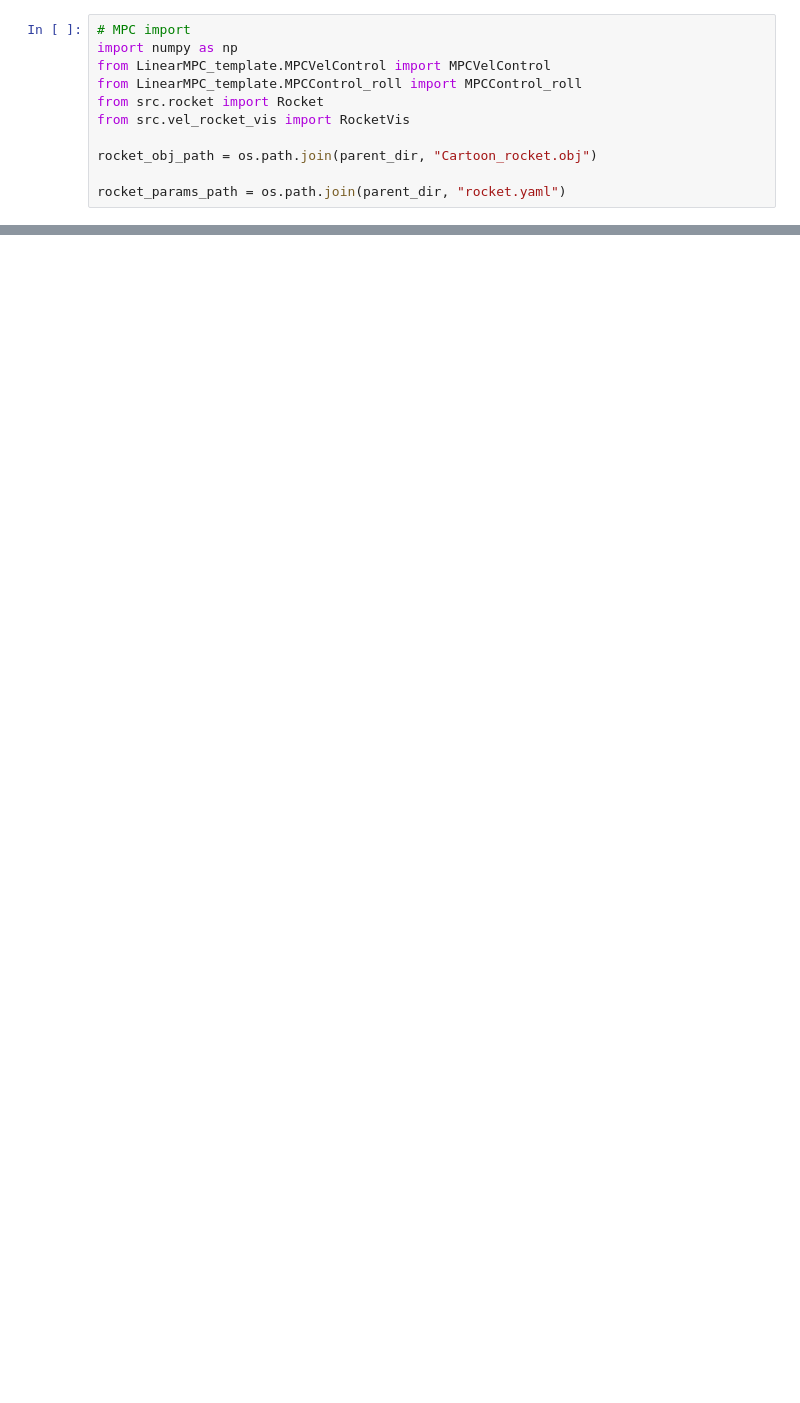
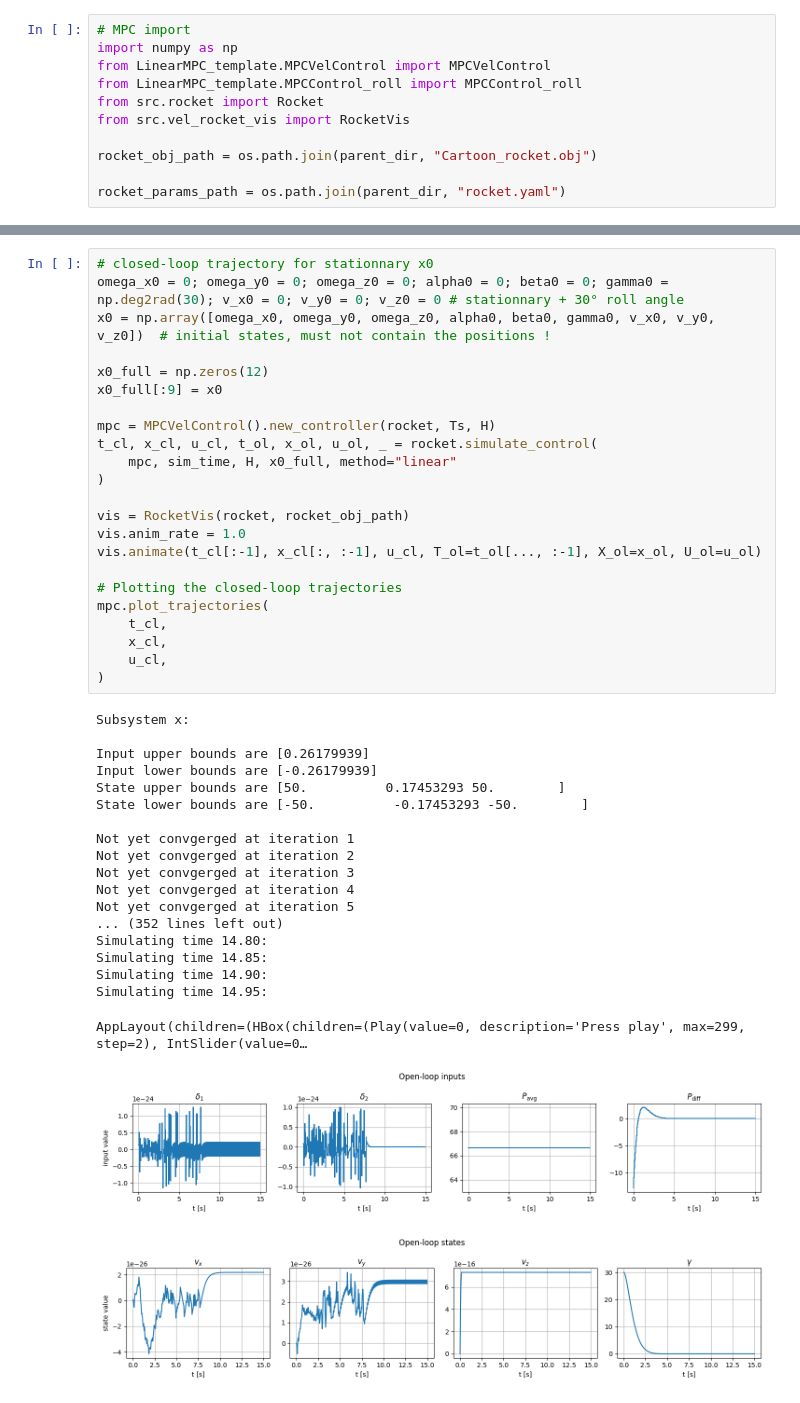
Before and after one commit to VincentEllenrieder/MPC-project-groupBS, a Jupyter notebook: project/Deliverable_3_1/Deliverable_3_1.ipynb, the cells around one changed output, grey strips where cells are left out. Saved outputs shown, nothing was run; the diff lists cells and outputs as text; blank space fills up the shorter version.

```diff
--- a/project/Deliverable_3_1/Deliverable_3_1.ipynb
+++ b/project/Deliverable_3_1/Deliverable_3_1.ipynb
@@ -85,0 +257,44 @@ ValueError: not enough values to unpack (expected 2, got 1)
+# %%
+# closed-loop trajectory for stationnary x0
+omega_x0 = 0; omega_y0 = 0; omega_z0 = 0; alpha0 = 0; beta0 = 0; gamma0 = np.deg2rad(30); v_x0 = 0; v_y0 = 0; v_z0 = 0 # stationnary + 30° roll angle
+x0 = np.array([omega_x0, omega_y0, omega_z0, alpha0, beta0, gamma0, v_x0, v_y0, v_z0])  # initial states, must not contain the positions !
+
+x0_full = np.zeros(12)
+x0_full[:9] = x0
+
+mpc = MPCVelControl().new_controller(rocket, Ts, H)
+t_cl, x_cl, u_cl, t_ol, x_ol, u_ol, _ = rocket.simulate_control(
+    mpc, sim_time, H, x0_full, method="linear"
+)
+
+vis = RocketVis(rocket, rocket_obj_path)
+vis.anim_rate = 1.0
+vis.animate(t_cl[:-1], x_cl[:, :-1], u_cl, T_ol=t_ol[..., :-1], X_ol=x_ol, U_ol=u_ol)
+
+# Plotting the closed-loop trajectories
+mpc.plot_trajectories(
+    t_cl,
+    x_cl,
+    u_cl,
+)
+# %% [output]
+Subsystem x:
+
+Input upper bounds are [0.26179939]
+Input lower bounds are [-0.26179939]
+State upper bounds are [50.          0.17453293 50.        ]
+State lower bounds are [-50.          -0.17453293 -50.        ]
+
+Not yet convgerged at iteration 1
+Not yet convgerged at iteration 2
+Not yet convgerged at iteration 3
+Not yet convgerged at iteration 4
+Not yet convgerged at iteration 5
+... (352 lines left out)
+Simulating time 14.80:
+Simulating time 14.85:
+Simulating time 14.90:
+Simulating time 14.95:
+AppLayout(children=(HBox(children=(Play(value=0, description='Press play', max=299, step=2), IntSlider(value=0…
+[figure, added]
+[figure, added]
```
Also changed, not shown: parts of 5 cells of this notebook, 6 other files.
